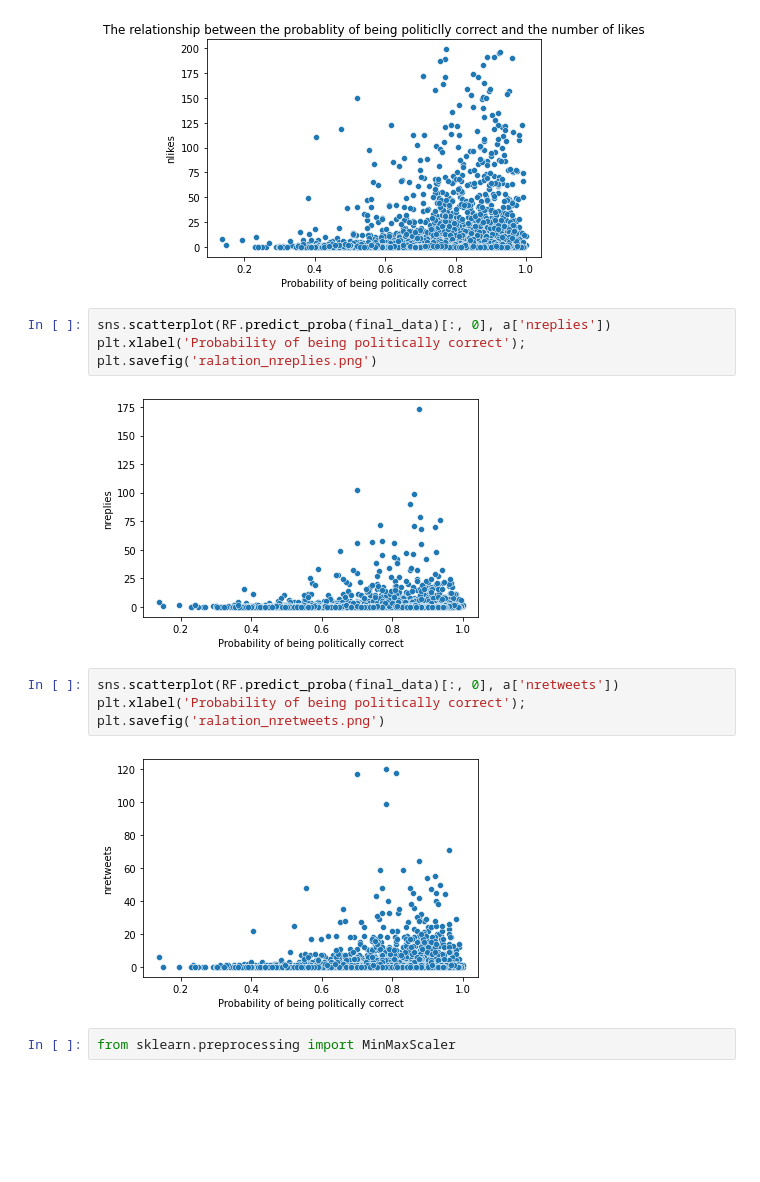
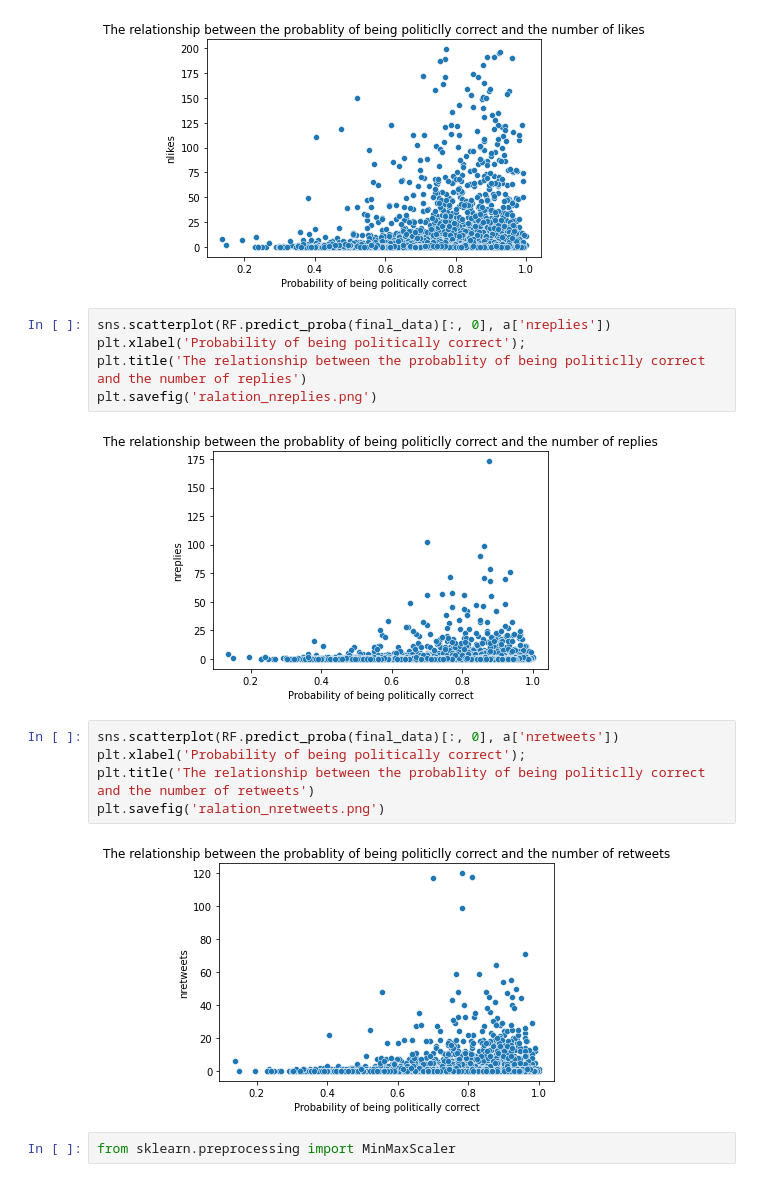
Before and after one commit to macs30200-s22/replication-materials-zbchen0129, a Jupyter notebook: py.ipynb, the cells around one changed output. Saved outputs shown, nothing was run; the diff lists cells and outputs as text; blank space fills up the shorter version.

```diff
--- a/py.ipynb
+++ b/py.ipynb
@@ -858,15 +858,17 @@ plt.savefig('ralation_nlikes.png')
 # %%
 sns.scatterplot(RF.predict_proba(final_data)[:, 0], a['nreplies'])
 plt.xlabel('Probability of being politically correct');
+plt.title('The relationship between the probablity of being politiclly correct and the number of replies')
 plt.savefig('ralation_nreplies.png')
 # %% [output]
-[figure, old version]
+[figure, new version]
 # %%
 sns.scatterplot(RF.predict_proba(final_data)[:, 0], a['nretweets'])
 plt.xlabel('Probability of being politically correct');
+plt.title('The relationship between the probablity of being politiclly correct and the number of retweets')
 plt.savefig('ralation_nretweets.png')
 # %% [output]
-[figure, old version]
+[figure, new version]
 # %%
 from sklearn.preprocessing import MinMaxScaler
 # %%
```
Also changed, not shown: 4 other files.
